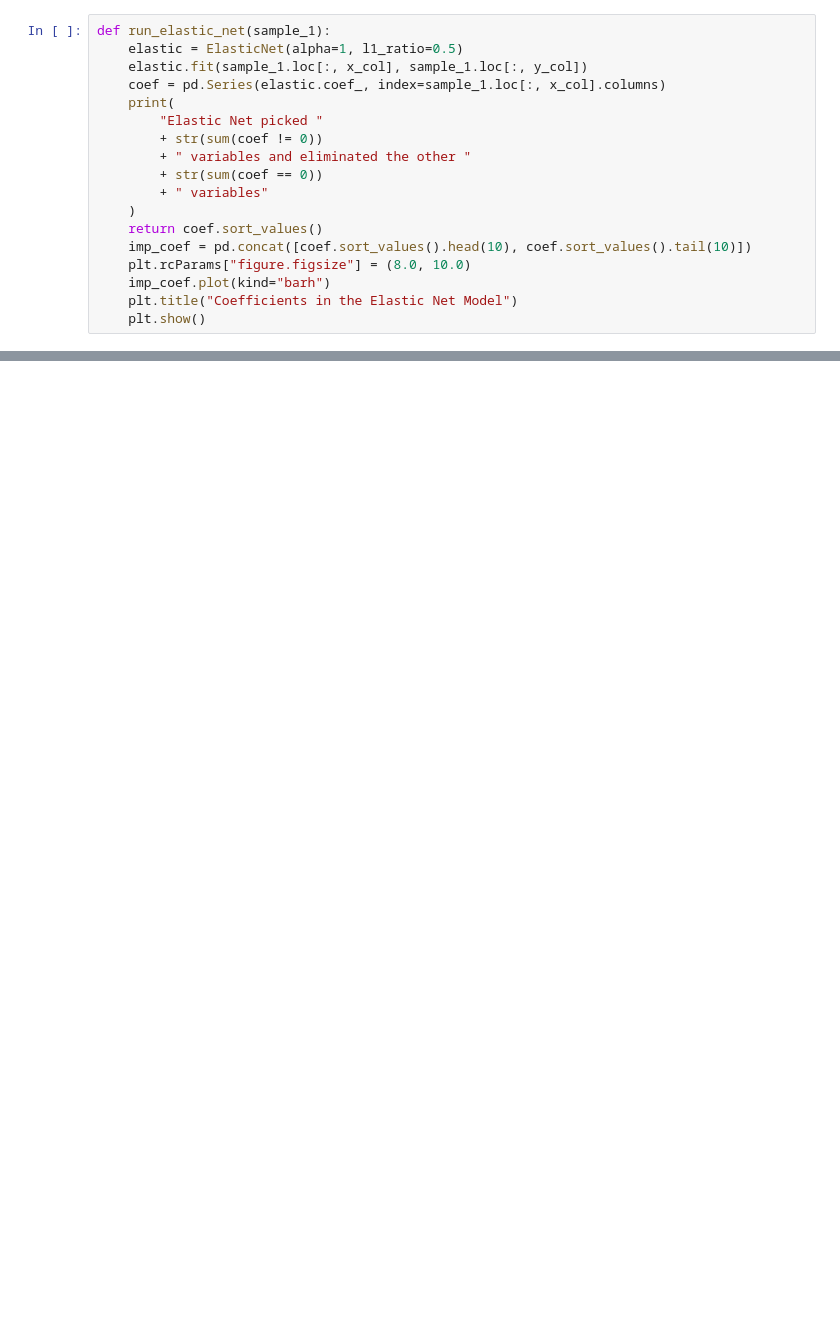
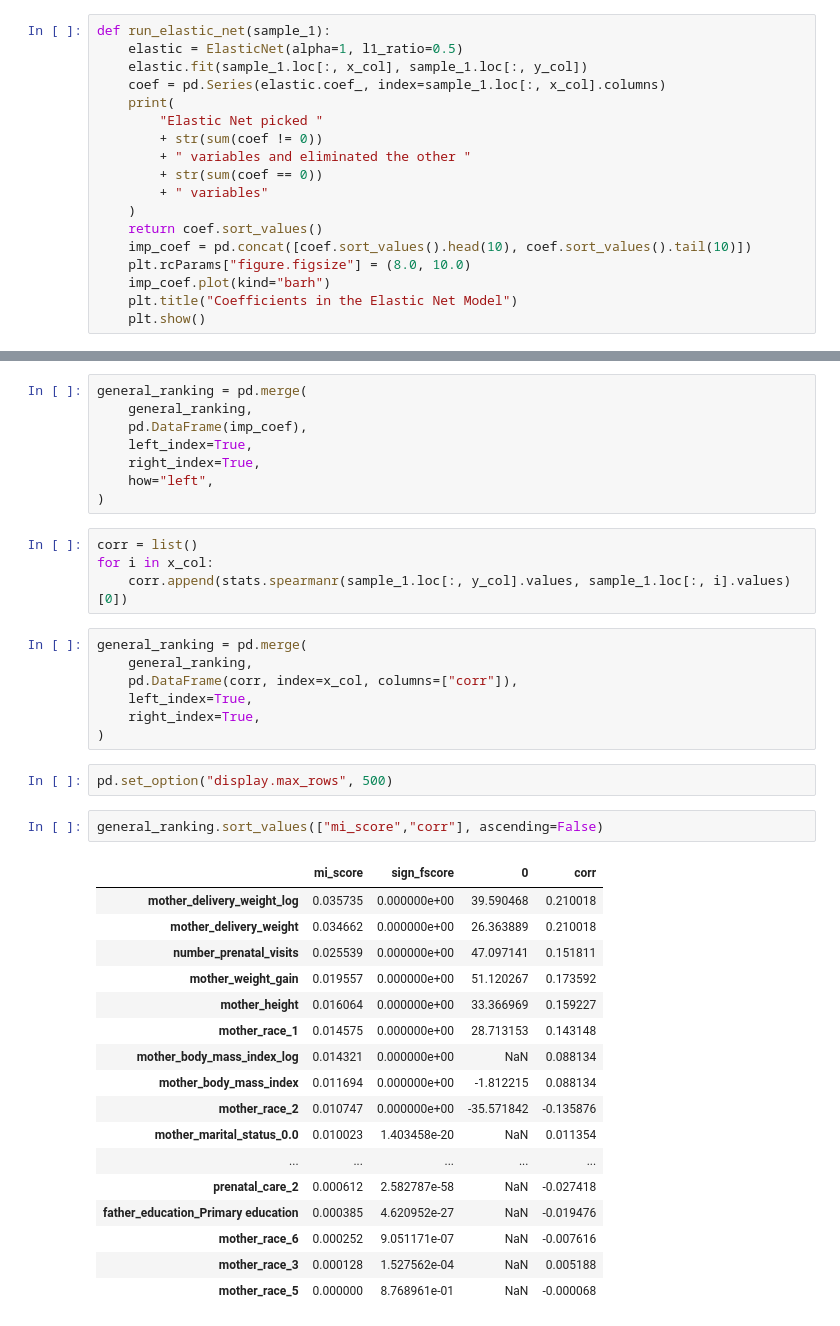
Before and after one commit to melkri/Machine_Learning_Regression, a Jupyter notebook: scripts/02.feature_engineering.ipynb, the cells around one changed output, grey strips where cells are left out. Saved outputs shown, nothing was run; the diff lists cells and outputs as text; blank space fills up the shorter version.

```diff
--- a/scripts/02.feature_engineering.ipynb
+++ b/scripts/02.feature_engineering.ipynb
@@ -269,0 +453,41 @@ Elastic Net picked 26 variables and eliminated the other 4 variables
+# %%
+general_ranking = pd.merge(
+    general_ranking,
+    pd.DataFrame(imp_coef),
+    left_index=True,
+    right_index=True,
+    how="left",
+)
+# %%
+corr = list()
+for i in x_col:
+    corr.append(stats.spearmanr(sample_1.loc[:, y_col].values, sample_1.loc[:, i].values)[0])
+# %%
+general_ranking = pd.merge(
+    general_ranking,
+    pd.DataFrame(corr, index=x_col, columns=["corr"]),
+    left_index=True,
+    right_index=True,
+)
+# %%
+pd.set_option("display.max_rows", 500)
+# %%
+general_ranking.sort_values(["mi_score","corr"], ascending=False)
+# %% [output]
+|  | mi_score | sign_fscore | 0 | corr |
+| mother_delivery_weight_log | 0.035735 | 0.000000e+00 | 39.590468 | 0.210018 |
+| mother_delivery_weight | 0.034662 | 0.000000e+00 | 26.363889 | 0.210018 |
+| number_prenatal_visits | 0.025539 | 0.000000e+00 | 47.097141 | 0.151811 |
+| mother_weight_gain | 0.019557 | 0.000000e+00 | 51.120267 | 0.173592 |
+| mother_height | 0.016064 | 0.000000e+00 | 33.366969 | 0.159227 |
+| mother_race_1 | 0.014575 | 0.000000e+00 | 28.713153 | 0.143148 |
+| mother_body_mass_index_log | 0.014321 | 0.000000e+00 | NaN | 0.088134 |
+| mother_body_mass_index | 0.011694 | 0.000000e+00 | -1.812215 | 0.088134 |
+| mother_race_2 | 0.010747 | 0.000000e+00 | -35.571842 | -0.135876 |
+| mother_marital_status_0.0 | 0.010023 | 1.403458e-20 | NaN | 0.011354 |
+| ... | ... | ... | ... | ... |
+| prenatal_care_2 | 0.000612 | 2.582787e-58 | NaN | -0.027418 |
+| father_education_Primary education | 0.000385 | 4.620952e-27 | NaN | -0.019476 |
+| mother_race_6 | 0.000252 | 9.051171e-07 | NaN | -0.007616 |
+| mother_race_3 | 0.000128 | 1.527562e-04 | NaN | 0.005188 |
+| mother_race_5 | 0.000000 | 8.768961e-01 | NaN | -0.000068 |
```
Also changed, not shown: parts of 24 cells of this notebook, 1 other file.
